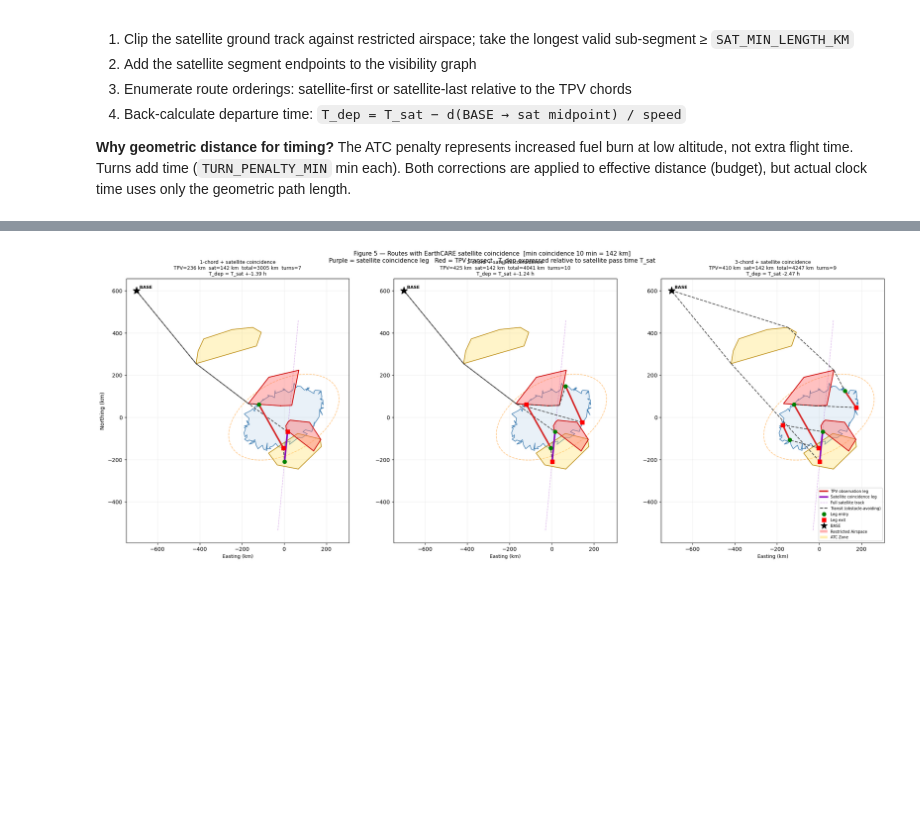
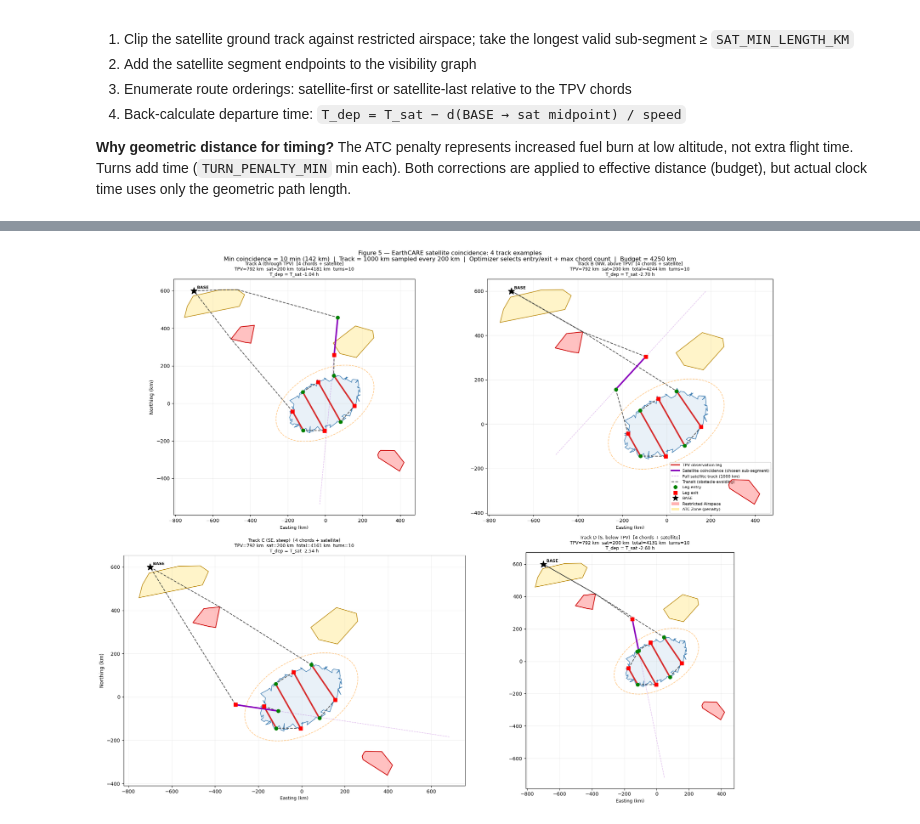
Before and after one commit to xf37/aerial-met-survey-optimizer, a Jupyter notebook: 07_tpv_route_planning.ipynb, the cells around one changed output, grey strips where cells are left out. Saved outputs shown, nothing was run; the diff lists cells and outputs as text; code cells hidden in the pictures; blank space fills up the shorter version.

```diff
--- a/07_tpv_route_planning.ipynb
+++ b/07_tpv_route_planning.ipynb
@@ -1085,22 +1111,20 @@ Module 3 route builder ready.
 # %%
-# ── Figure 5: Complete routes with satellite coincidence ───────────────────
+# ── Figure 5: 2×2 comparison — one panel per EarthCARE track ──────────────
 def plot_route_m3(ax, route, tpv_pts, ell_xy, base,
-                  restricted_polys, atc_polys,
-                  sat_full_line, title):
+                  restricted_polys, atc_polys, sat_line, title):
     closed = np.vstack([tpv_pts, tpv_pts[0]])
     ax.fill(tpv_pts[:,0], tpv_pts[:,1], color='#cfe0f0', alpha=0.45, zorder=1)
     ax.plot(closed[:,0],  closed[:,1],  color='steelblue', lw=1.2, zorder=2)
     ax.plot(ell_xy[:,0],  ell_xy[:,1],  '--', color='darkorange', lw=1.2, alpha=0.5, zorder=3)
 
-    # Satellite full ground track (faint reference line)
-    sat_c = np.array(sat_full_line.coords)
-    ax.plot(sat_c[:,0], sat_c[:,1], '--', color='#8800bb', lw=1.0, alpha=0.3, zorder=4)
+    # Full satellite ground track (faint dashed reference)
+    sat_c = np.array(sat_line.coords)
+    ax.plot(sat_c[:,0], sat_c[:,1], '--', color='#8800bb', lw=1.0, alpha=0.28, zorder=4)
 
     for poly in atc_polys:
         xs, ys = poly.exterior.xy
         ax.fill(xs, ys, color='#ffe066', alpha=0.35, zorder=4)
         ax.plot(xs, ys, color='#b8860b', lw=1.2, zorder=5)
-
     for poly in restricted_polys:
         xs, ys = poly.exterior.xy
         ax.fill(xs, ys, color='#ff6666', alpha=0.40, zorder=6)
@@ -1128,52 +1152,59 @@ def plot_route_m3(ax, route, tpv_pts, ell_xy, base,
         if s in ('tpv', 'sat'):
             ax.plot(*wpts[i],   'o', color='green', ms=7, zorder=10)
             ax.plot(*wpts[i+1], 's', color='red',   ms=7, zorder=10)
 
     ax.plot(*base, '*', color='black', ms=14, zorder=11)
-    ax.annotate('BASE', base, textcoords='offset points', xytext=(6,4),
-                fontsize=8, fontweight='bold')
+    ax.annotate('BASE', base, textcoords='offset points',
+                xytext=(6, 4), fontsize=8, fontweight='bold')
     ax.set_aspect('equal'); ax.grid(True, alpha=0.2)
 
-    T_dep = route.get('T_dep_h', float('nan'))
-    T_dep_sign = '+' if T_dep >= 0 else ''
+    offset = route['T_dep_h'] - T_SAT_H
+    sign   = '+' if offset >= 0 else ''
     ax.set_title(
         f'{title}\n'
         f'TPV={route["tpv_dist"]:.0f} km  sat={route["sat_dist"]:.0f} km  '
         f'total={route["total_dist"]:.0f} km  turns={route["n_turns"]}\n'
-        f'T_dep = T_sat {T_dep_sign}{T_dep - T_SAT_H:.2f} h',
+        f'T_dep = T_sat {sign}{offset:.2f} h',
         fontsize=9)
 
 
-fig, axes = plt.subplots(1, 3, figsize=(21, 8))
-for ax, n in zip(axes, [1, 2, 3]):
-    plot_route_m3(ax, routes_m3[n], TPV_PTS, ell_xy, BASE,
-                  restricted_polys, atc_polys, sat_full_line,
-                  f'{n}-chord + satellite coincidence')
+fig, axes = plt.subplots(2, 2, figsize=(20, 16))
+axes = axes.flatten()
+
+for ax, (lbl, res) in zip(axes, track_results.items()):
+    tr      = res['track']
+    route   = res['route']
+    n_chord = res['n_chords']
+    panel_title = f"{lbl}  [{n_chord} chord{'s' if n_chord != 1 else ''} + satellite]"
+    plot_route_m3(ax, route, TPV_PTS, ell_xy, BASE,
+                  restricted_polys, atc_polys, tr['line'], panel_title)
     ax.set_xlabel('Easting (km)', fontsize=9)
+
 axes[0].set_ylabel('Northing (km)', fontsize=10)
+axes[2].set_ylabel('Northing (km)', fontsize=10)
 
 from matplotlib.lines import Line2D
 from matplotlib.patches import Patch
 legend_elements = [
-    Line2D([0],[0], color='#d62728', lw=3,             label='TPV observation leg'),
-    Line2D([0],[0], color='#8800bb', lw=3,             label='Satellite coincidence leg'),
-    Line2D([0],[0], color='#8800bb', lw=1, ls='--', alpha=0.35, label='Full satellite track'),
-    Line2D([0],[0], color='#333333', lw=1.5, ls='--', label='Transit (obstacle-avoiding)'),
+    Line2D([0],[0], color='#d62728', lw=3,              label='TPV observation leg'),
+    Line2D([0],[0], color='#8800bb', lw=3,              label='Satellite coincidence (chosen sub-segment)'),
+    Line2D([0],[0], color='#8800bb', lw=1, ls='--', alpha=0.35, label='Full satellite track (1000 km)'),
+    Line2D([0],[0], color='#333333', lw=1.5, ls='--',   label='Transit (obstacle-avoiding)'),
     Line2D([0],[0], marker='o', color='green', ms=7, ls='none', label='Leg entry'),
     Line2D([0],[0], marker='s', color='red',   ms=7, ls='none', label='Leg exit'),
     Line2D([0],[0], marker='*', color='black', ms=12, ls='none', label='BASE'),
     Patch(facecolor='#ff6666', alpha=0.5, label='Restricted Airspace'),
-    Patch(facecolor='#ffe066', alpha=0.5, label='ATC Zone'),
+    Patch(facecolor='#ffe066', alpha=0.5, label='ATC Zone (penalty)'),
 ]
-axes[2].legend(handles=legend_elements, fontsize=7, loc='lower right')
+axes[1].legend(handles=legend_elements, fontsize=8, loc='lower right')
 
 fig.suptitle(
-    f'Figure 5 — Routes with EarthCARE satellite coincidence  '
-    f'[min coincidence {T_MIN_SAT_MIN:.0f} min = {SAT_MIN_LENGTH_KM:.0f} km]\n'
-    'Purple = satellite coincidence leg   Red = TPV transect   '
-    'T_dep expressed relative to satellite pass time T_sat',
-    fontsize=11)
+    f'Figure 5 — EarthCARE satellite coincidence: 4 track examples\n'
+    f'Min coincidence = {T_MIN_SAT_MIN:.0f} min ({SAT_MIN_LENGTH_KM:.0f} km)  |  '
+    f'Track = {SAT_TRACK_KM:.0f} km sampled every {SAT_SAMPLE_KM:.0f} km  |  '
+    f'Optimizer selects entry/exit + max chord count  |  Budget = {TOTAL_BUDGET_KM:.0f} km',
+    fontsize=12)
 plt.tight_layout()
 plt.show()
 # %% [output]
-[figure, old version]
+[figure, new version]
```
Also changed, not shown: parts of 5 cells of this notebook.
